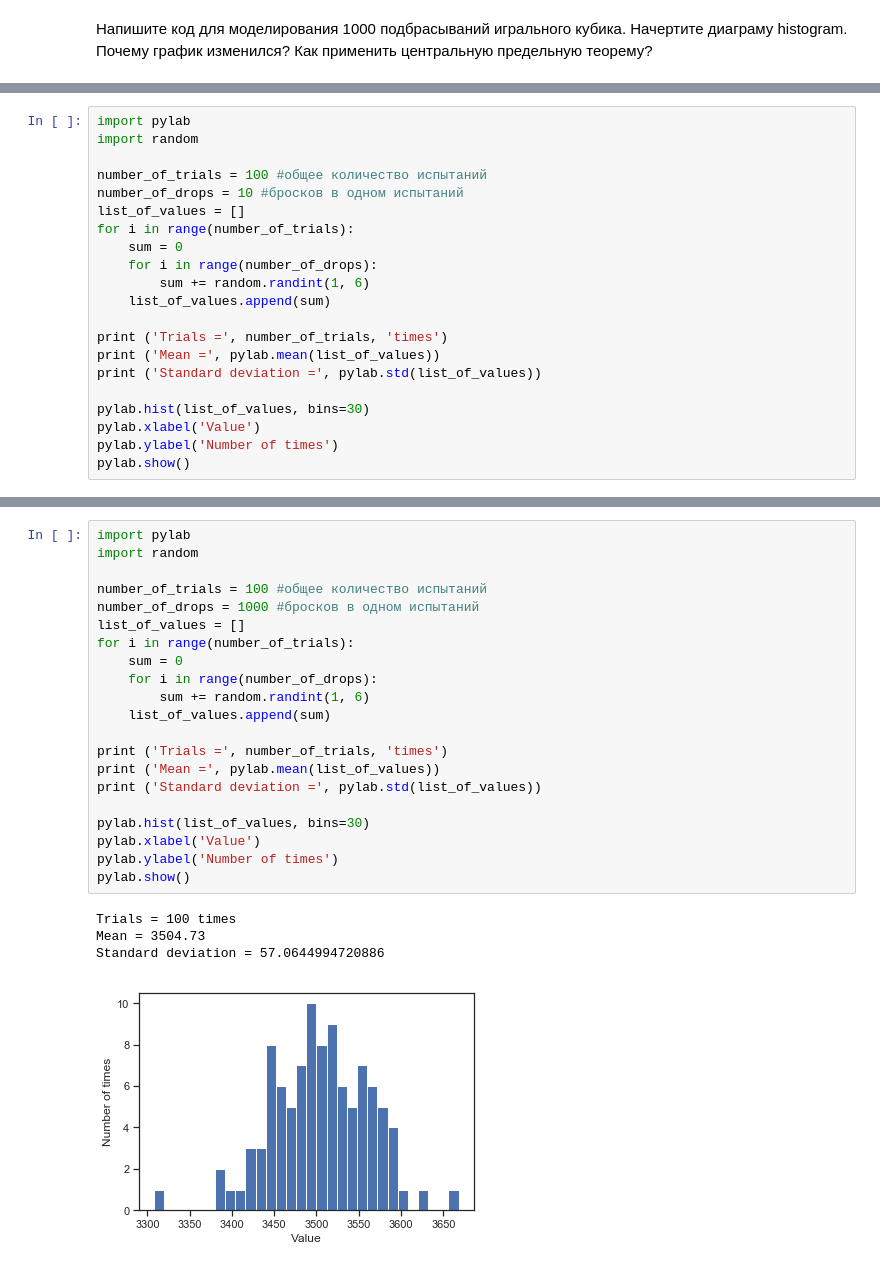
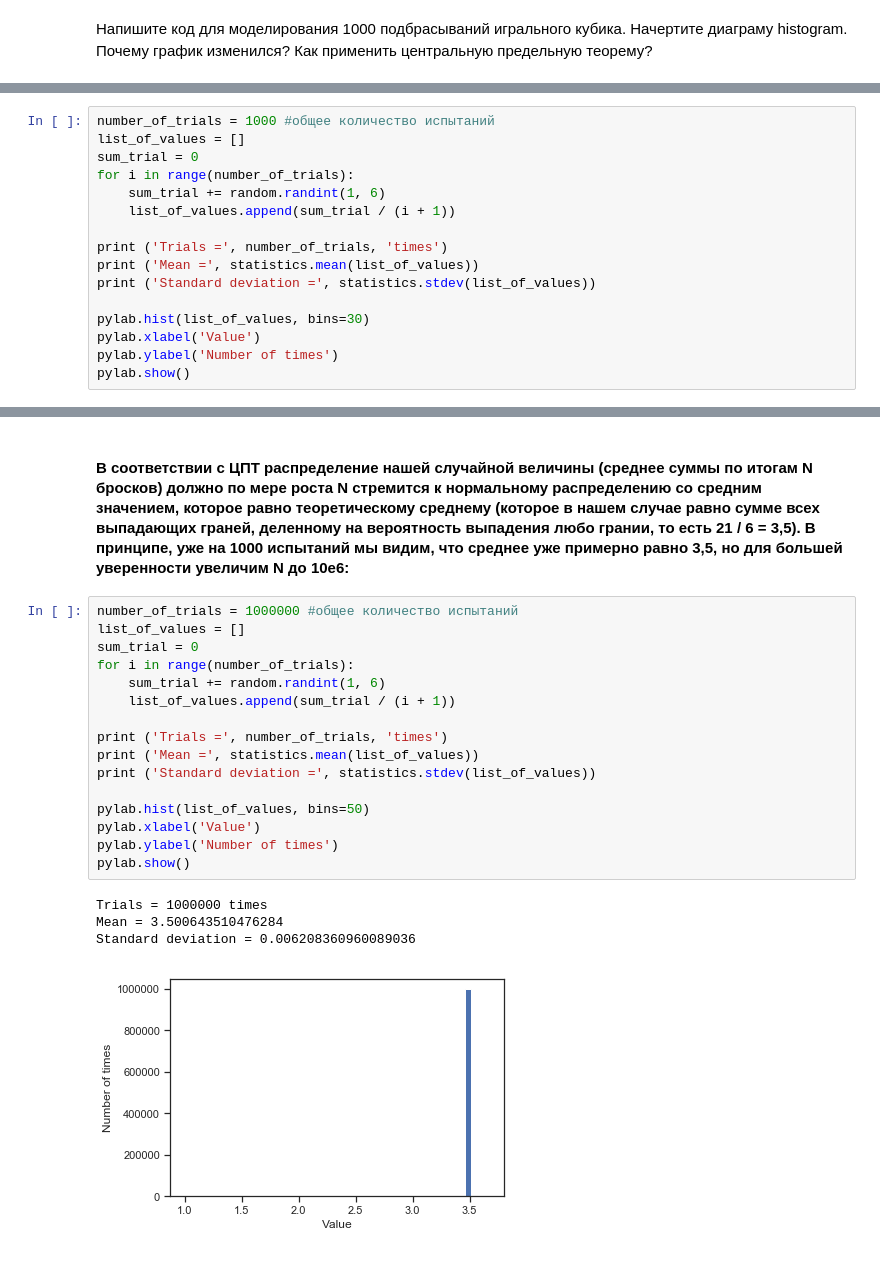
Before and after one commit to ninakoulikova/python-hw-8, a Jupyter notebook: dz_2-nk.ipynb, the cells around one changed output, grey strips where cells are left out. Drawn from its saved outputs; the diff is of its cells as text.

```diff
--- a/dz_2-nk.ipynb
+++ b/dz_2-nk.ipynb
@@ -440,19 +465,14 @@ plt.show()
 # %%
-import pylab
-import random
-
-number_of_trials = 100 #общее количество испытаний
-number_of_drops = 10 #бросков в одном испытаний
+number_of_trials = 1000 #общее количество испытаний
 list_of_values = []
+sum_trial = 0
 for i in range(number_of_trials):
-    sum = 0
-    for i in range(number_of_drops):
-        sum += random.randint(1, 6)
-    list_of_values.append(sum)
+    sum_trial += random.randint(1, 6)
+    list_of_values.append(sum_trial / (i + 1))
 
 print ('Trials =', number_of_trials, 'times')
-print ('Mean =', pylab.mean(list_of_values))
-print ('Standard deviation =', pylab.std(list_of_values))
+print ('Mean =', statistics.mean(list_of_values))
+print ('Standard deviation =', statistics.stdev(list_of_values))
 
 pylab.hist(list_of_values, bins=30)
 pylab.xlabel('Value')
@@ -466,26 +486,23 @@ Standard deviation = 5.6873456022998985
+# %% [markdown]
+#### В соответствии с ЦПТ распределение нашей случайной величины (среднее суммы по итогам N бросков) должно по мере роста N стремится к нормальному распределению со средним значением, которое равно теоретическому среднему (которое в нашем случае равно сумме всех выпадающих граней, деленному на вероятность выпадения любо грании, то есть 21 / 6 = 3,5). В принципе, уже на 1000 испытаний мы видим, что среднее уже примерно равно 3,5, но для большей уверенности увеличим N до 10е6:
 # %%
-import pylab
-import random
-
-number_of_trials = 100 #общее количество испытаний
-number_of_drops = 1000 #бросков в одном испытаний
+number_of_trials = 1000000 #общее количество испытаний
 list_of_values = []
+sum_trial = 0
 for i in range(number_of_trials):
-    sum = 0
-    for i in range(number_of_drops):
-        sum += random.randint(1, 6)
-    list_of_values.append(sum)
+    sum_trial += random.randint(1, 6)
+    list_of_values.append(sum_trial / (i + 1))
 
 print ('Trials =', number_of_trials, 'times')
-print ('Mean =', pylab.mean(list_of_values))
-print ('Standard deviation =', pylab.std(list_of_values))
+print ('Mean =', statistics.mean(list_of_values))
+print ('Standard deviation =', statistics.stdev(list_of_values))
 
-pylab.hist(list_of_values, bins=30)
+pylab.hist(list_of_values, bins=50)
 pylab.xlabel('Value')
 pylab.ylabel('Number of times')
 pylab.show()
 # %% [output]
-Trials = 100 times
-Mean = 3504.73
-Standard deviation = 57.0644994720886
+Trials = 1000000 times
+Mean = 3.500643510476284
+Standard deviation = 0.006208360960089036
-[figure, old version]
+[figure, new version]
```
Also changed, not shown: parts of 8 cells of this notebook.
